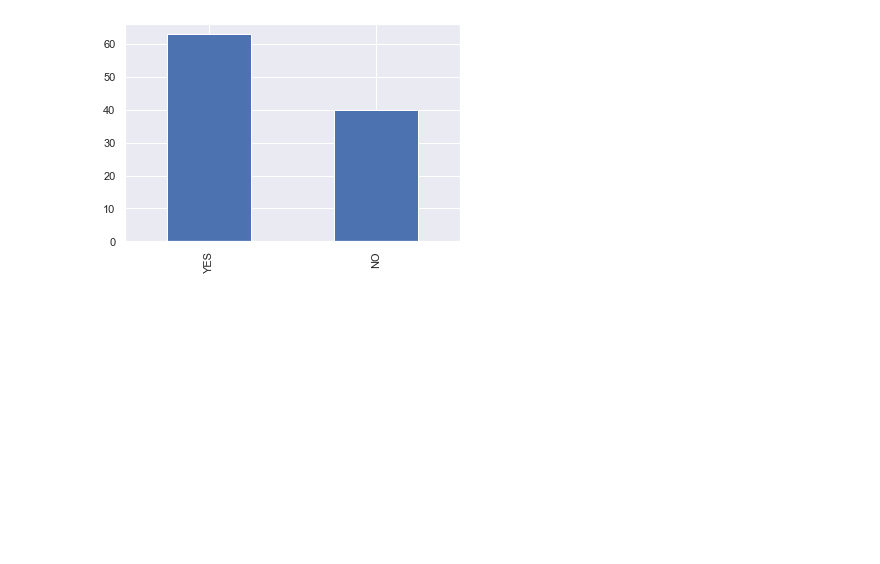
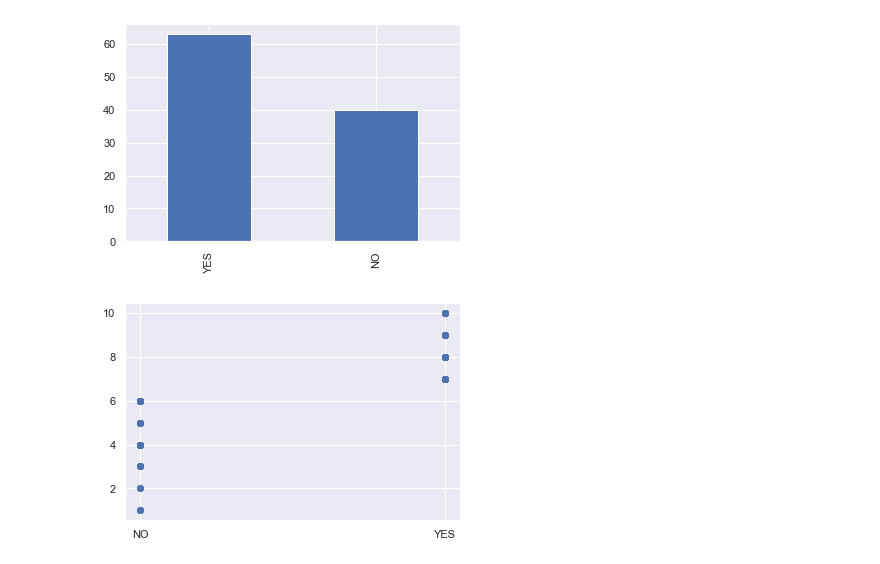
Before and after one commit to livyReis/tcc_autismo, a Jupyter notebook: Autism-Adolescent-Data Plus Description/Explorando os dados_Autismo_adolescentes.ipynb, the cells around one changed output. Drawn from its saved outputs; the diff is of its cells as text; code cells hidden in the pictures; blank space fills up the shorter version.

```diff
--- a/Autism-Adolescent-Data Plus Description/Explorando os dados_Autismo_adolescentes.ipynb
+++ b/Autism-Adolescent-Data Plus Description/Explorando os dados_Autismo_adolescentes.ipynb
@@ -178,3 +186,7 @@ Name: Class/ASD, dtype: int64
 df_autismo_adolescentes['Class/ASD'].value_counts().plot.bar();
 # %% [output]
 [figure]
+# %%
+plt.scatter(df_autismo_adolescentes['Class/ASD'], df_autismo_adolescentes['result numeric']);
+# %% [output]
+[figure, added]
```
Also changed, not shown: parts of 12 cells of this notebook, 9 other files.
